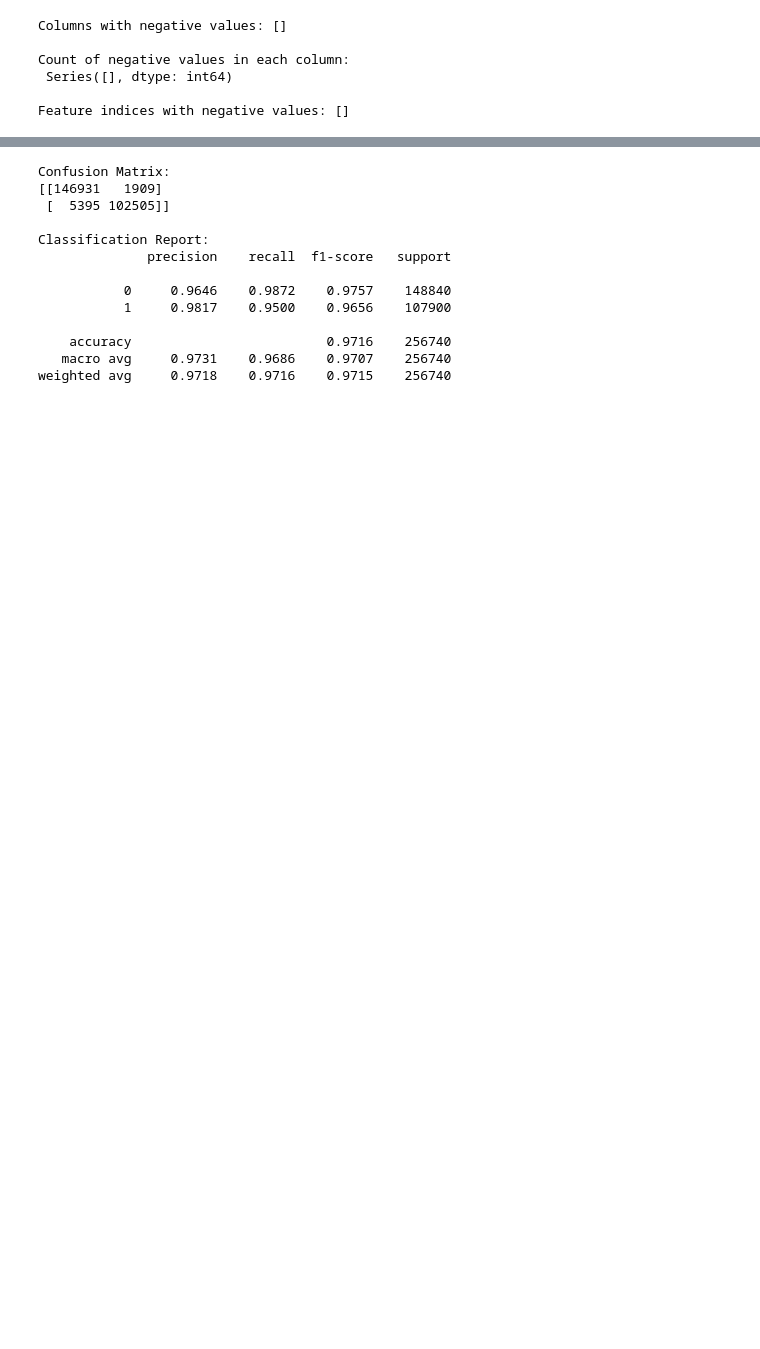
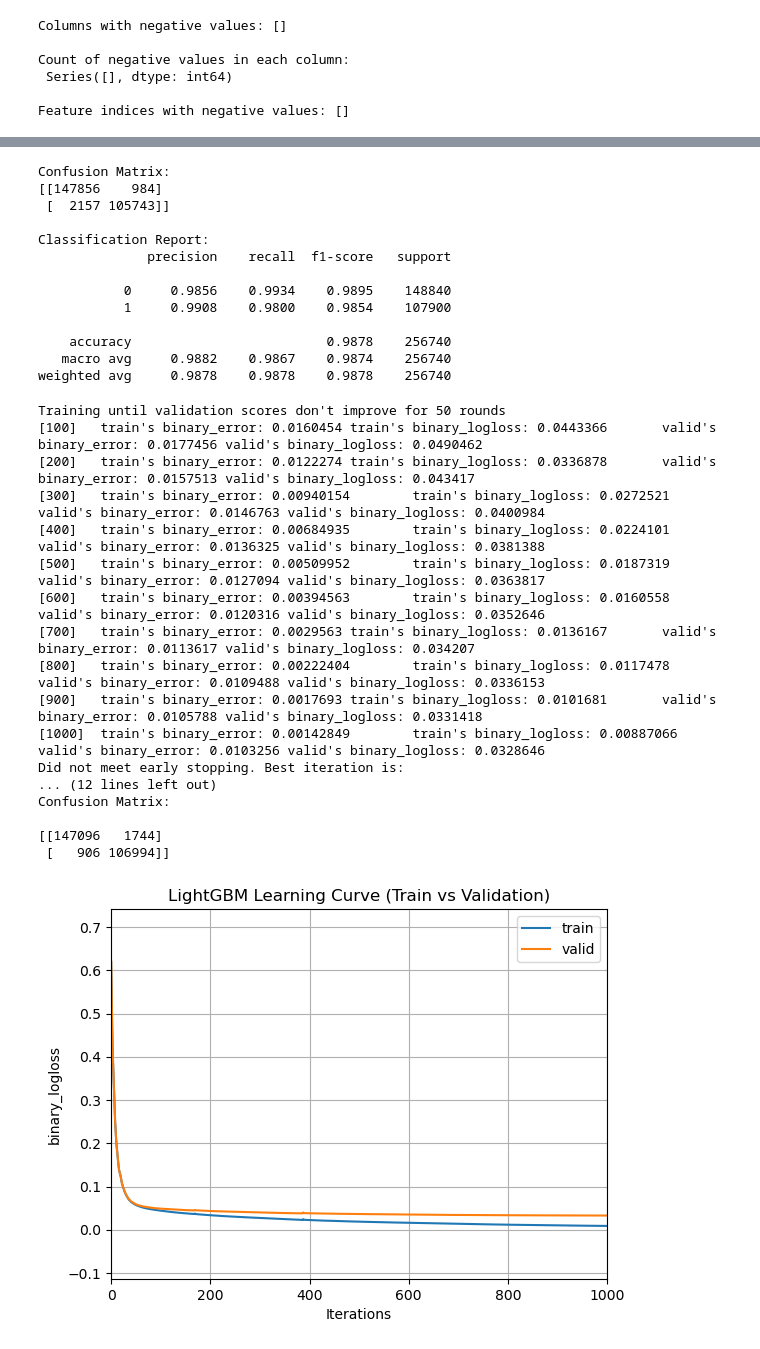
Before and after one commit to sahilk5514/ClickArmor, a Jupyter notebook: Data/feature _extracted.ipynb, the cells around one changed output, grey strips where cells are left out. Saved outputs shown, nothing was run; the diff lists cells and outputs as text; code cells hidden in the pictures; blank space fills up the shorter version.

```diff
--- a/Data/feature _extracted.ipynb
+++ b/Data/feature _extracted.ipynb
@@ -1535,6 +1389,6 @@ Recall at Best Threshold: 0.95
 # %%
 # Apply chosen threshold
-best_threshold = 0.6719402570077371
+best_threshold = 00.7642678884391932
 
 y_pred = (y_pred_proba >= best_threshold).astype(int)
 
@@ -1548,15 +1402,79 @@ print("\nClassification Report:")
 print(classification_report(y_val, y_pred, digits=4))
 # %% [output]
 Confusion Matrix:
-[[146931   1909]
- [  5395 102505]]
+[[147856    984]
+ [  2157 105743]]
 
 Classification Report:
               precision    recall  f1-score   support
 
-           0     0.9646    0.9872    0.9757    148840
-           1     0.9817    0.9500    0.9656    107900
+           0     0.9856    0.9934    0.9895    148840
+           1     0.9908    0.9800    0.9854    107900
 
-    accuracy                         0.9716    256740
-   macro avg     0.9731    0.9686    0.9707    256740
-weighted avg     0.9718    0.9716    0.9715    256740
+    accuracy                         0.9878    256740
+   macro avg     0.9882    0.9867    0.9874    256740
+weighted avg     0.9878    0.9878    0.9878    256740
+# %%
+from sklearn.metrics import classification_report, confusion_matrix
+import lightgbm as lgb
+import matplotlib.pyplot as plt
+
+# Your tuned parameters
+best_params = {
+    'learning_rate': 0.11560266116814345,
+    'num_leaves': 197,
+    'max_depth': 13,
+    'feature_fraction': 0.6988054575160485,
+    'bagging_fraction': 0.8554525257423733,
+    'bagging_freq': 8,
+    'objective': 'binary',
+    'metric': ['binary_error', 'binary_logloss']
+}
+
+# Train model with both train + validation monitoring
+model = lgb.LGBMClassifier(**best_params, n_estimators=1000)
+
+model.fit(
+    X_train, y_train,
+    eval_set=[(X_train, y_train), (X_val, y_val)],   # 👈 add training set here
+    eval_names=["train", "valid"],
+    callbacks=[
+        lgb.early_stopping(stopping_rounds=50),
+        lgb.log_evaluation(100)  # print every 100 rounds
+    ]
+)
+
+# Predictions
+y_pred = model.predict(X_val)
+
+# Classification report
+print("Classification Report:\n")
+print(classification_report(y_val, y_pred, digits=4))
+
+# Confusion matrix
+print("Confusion Matrix:\n")
+print(confusion_matrix(y_val, y_pred))
+
+# Plot learning curve
+lgb.plot_metric(model, metric='binary_logloss')
+plt.title("LightGBM Learning Curve (Train vs Validation)")
+plt.show()
+# %% [output]
+Training until validation scores don't improve for 50 rounds
+[100]   train's binary_error: 0.0160454 train's binary_logloss: 0.0443366       valid's binary_error: 0.0177456 valid's binary_logloss: 0.0490462
+[200]   train's binary_error: 0.0122274 train's binary_logloss: 0.0336878       valid's binary_error: 0.0157513 valid's binary_logloss: 0.043417
+[300]   train's binary_error: 0.00940154        train's binary_logloss: 0.0272521       valid's binary_error: 0.0146763 valid's binary_logloss: 0.0400984
+[400]   train's binary_error: 0.00684935        train's binary_logloss: 0.0224101       valid's binary_error: 0.0136325 valid's binary_logloss: 0.0381388
+[500]   train's binary_error: 0.00509952        train's binary_logloss: 0.0187319       valid's binary_error: 0.0127094 valid's binary_logloss: 0.0363817
+[600]   train's binary_error: 0.00394563        train's binary_logloss: 0.0160558       valid's binary_error: 0.0120316 valid's binary_logloss: 0.0352646
+[700]   train's binary_error: 0.0029563 train's binary_logloss: 0.0136167       valid's binary_error: 0.0113617 valid's binary_logloss: 0.034207
+[800]   train's binary_error: 0.00222404        train's binary_logloss: 0.0117478       valid's binary_error: 0.0109488 valid's binary_logloss: 0.0336153
+[900]   train's binary_error: 0.0017693 train's binary_logloss: 0.0101681       valid's binary_error: 0.0105788 valid's binary_logloss: 0.0331418
+[1000]  train's binary_error: 0.00142849        train's binary_logloss: 0.00887066      valid's binary_error: 0.0103256 valid's binary_logloss: 0.0328646
+Did not meet early stopping. Best iteration is:
+... (12 lines left out)
+Confusion Matrix:
+
+[[147096   1744]
+ [   906 106994]]
+[figure, added]
```
Also changed, not shown: parts of 75 cells of this notebook, 16 other files.
